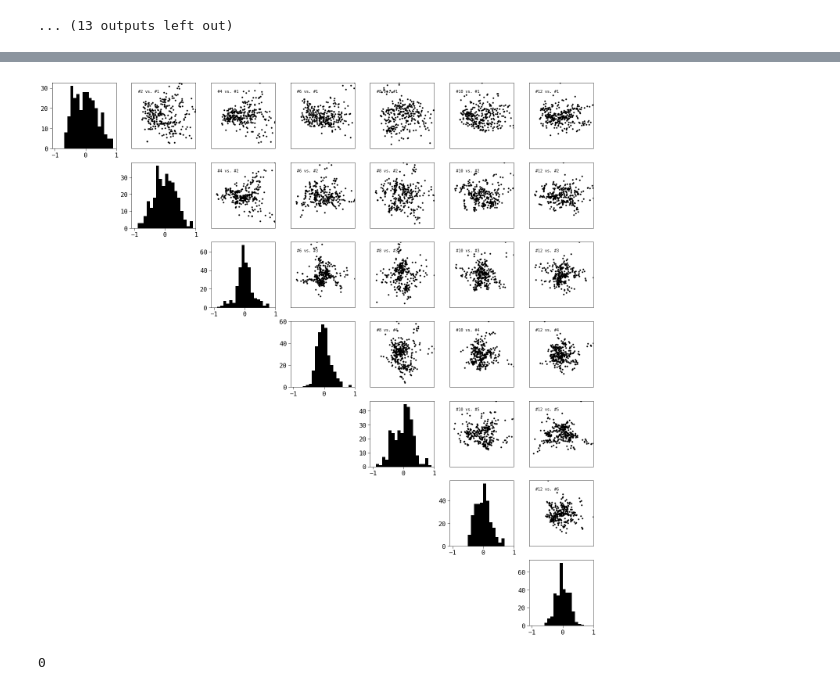
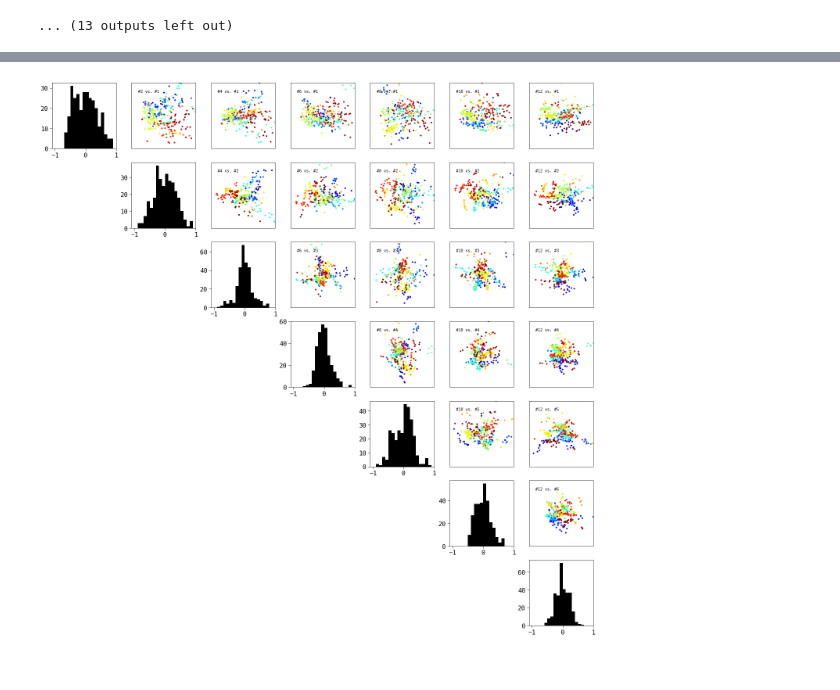
Before and after one commit to mxhf/xpca, a Jupyter notebook: pca_sky1.ipynb, the cells around one changed output, grey strips where cells are left out. Saved outputs shown, nothing was run; the diff lists cells and outputs as text; code cells hidden in the pictures.

```diff
--- a/pca_sky1.ipynb
+++ b/pca_sky1.ipynb
@@ -451,13 +451,13 @@ for s in shotNumA:
     if not night in nights:
         nightcount += 1
         nights.append(night)
-    print(nightcount, night)
+    #print(nightcount, night)
     x.append(nightcount)
 x = np.array( x )
 
 
 # actual night/shot/exp
-#x = np.array(shotNumA)-2018000000000
+x = np.array(shotNumA)-2018000000000
 
 # shot sequence
 #x = np.arange(tA.shape[0])
@@ -527,36 +529,36 @@ f = plt.figure(figsize=[20,20])
 cnt = 1
 
 Ncomp = 7
+
+cmap = plt.cm.jet
+color =  (x-np.min(x))/(np.max(x)-np.min(x))
+
 for i in range(Ncomp):
 
     for j in range(i,Ncomp):
         pos = j%Ncomp + i*Ncomp + 1
         #print(pos)
         ax = plt.subplot(Ncomp,Ncomp, pos)
 
         y1 = tA[:,i]/np.max(tA[:,i])
         y2 = tA[:,j]/np.max(tA[:,j])
 
         if i == j:
                 plt.hist(y1,bins=np.arange(-1.,1.,.1))
                 #print("Excpetional weights for component {}: ".format(i), shotNumA[ll])
                 #plt.show()
 
         else:
-            plt.plot(y1,y2,'.')
+            plt.scatter(y1,y2,color=cmap(color), marker='.')
             #plt.xlabel("#{}".format(i+1))
             #plt.ylabel("#{}".format(j+1))
             plt.xlim([-1,1])
             plt.ylim([-1,1])
             plt.xticks([])
             plt.yticks([])
             plt.text(.1,.9,"#{} vs. #{}".format(j+j,i+1), transform=ax.transAxes,ha="left",va="top")
 
         cnt = cnt + 1
 f.tight_layout()
 # %% [output]
-[figure, old version]
+[figure, new version]
-# %%
-pos
-# %% [output]
-0
```
Also changed, not shown: parts of 7 cells of this notebook, 1 other file.
